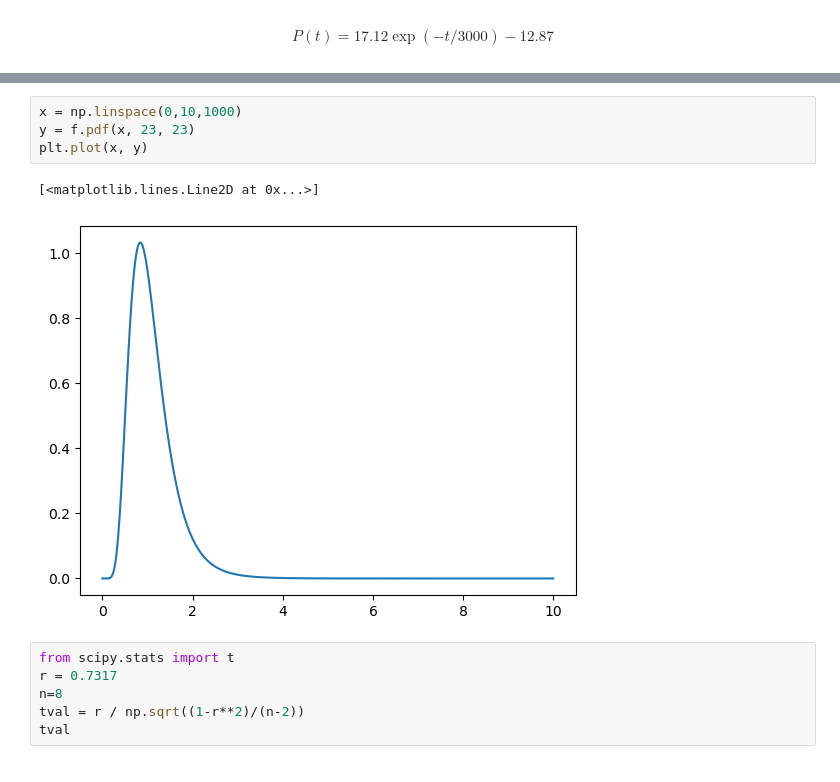
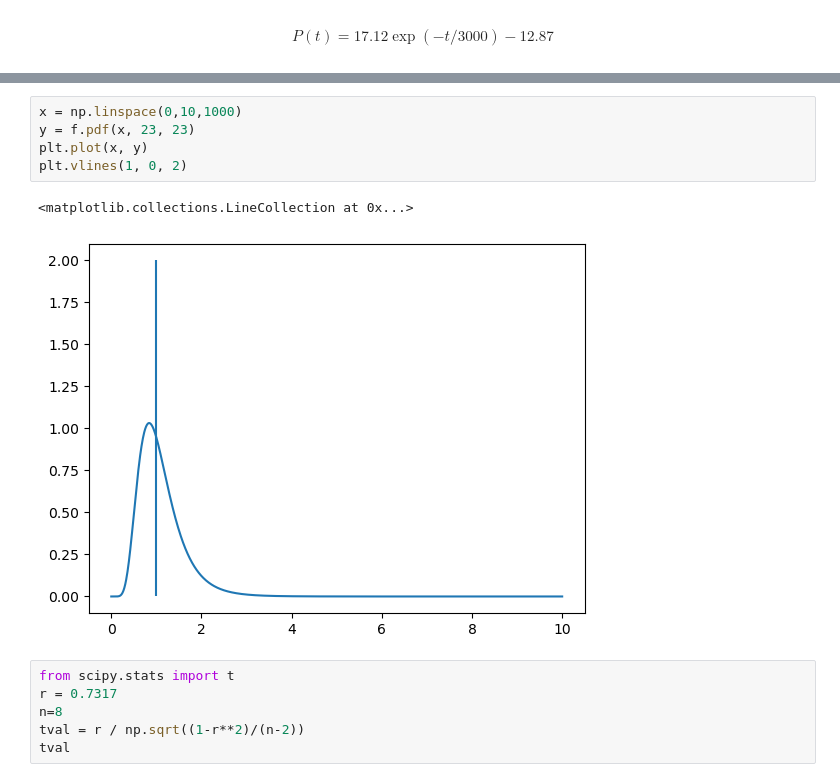
Before and after one commit to kylecapybara/cheg304, a Jupyter notebook: other/scratchpad.ipynb, the cells around one changed output, grey strips where cells are left out. Cells and saved outputs as stored; diff of their text form.

```diff
--- a/other/scratchpad.ipynb
+++ b/other/scratchpad.ipynb
@@ -69,10 +69,11 @@ from scipy.stats import f
 # %%
 x = np.linspace(0,10,1000)
 y = f.pdf(x, 23, 23)
 plt.plot(x, y)
+plt.vlines(1, 0, 2)
 # %% [output]
-[<matplotlib.lines.Line2D at 0x...>]
+<matplotlib.collections.LineCollection at 0x...>
-[figure, old version]
+[figure, new version]
 # %%
 from scipy.stats import t
 r = 0.7317
```
Also changed, not shown: parts of 5 cells of this notebook, 13 other files.
